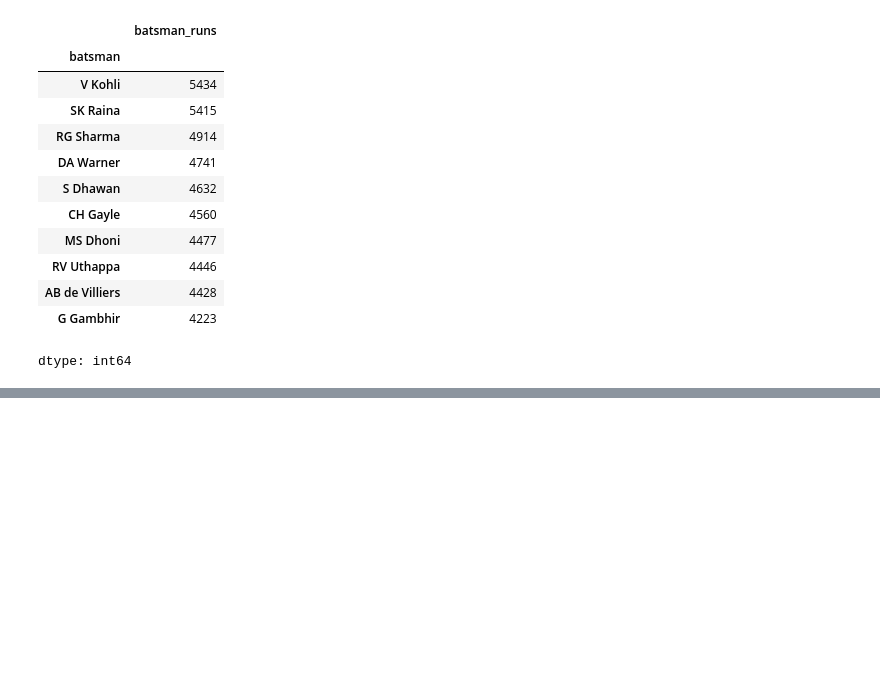
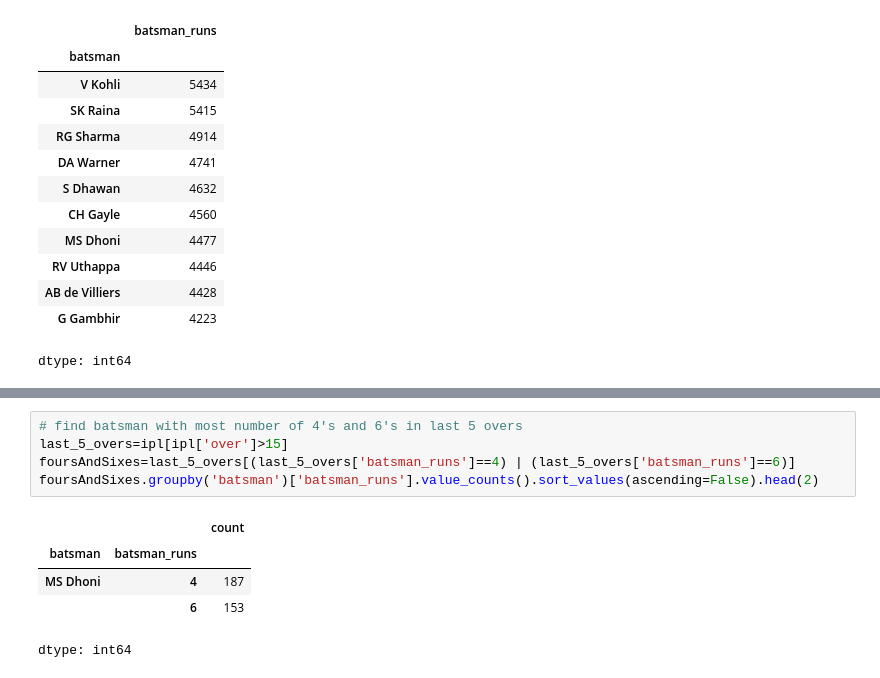
Before and after one commit to boradenihal15-beep/Python-libraries, a Jupyter notebook: Pandas/Grouping.ipynb, the cells around one changed output, grey strips where cells are left out. Saved outputs shown, nothing was run; the diff lists cells and outputs as text; blank space fills up the shorter version.

```diff
--- a/Pandas/Grouping.ipynb
+++ b/Pandas/Grouping.ipynb
@@ -476,0 +475,11 @@ ipl.head()
+# %%
+# find batsman with most number of 4's and 6's in last 5 overs
+last_5_overs=ipl[ipl['over']>15]
+foursAndSixes=last_5_overs[(last_5_overs['batsman_runs']==4) | (last_5_overs['batsman_runs']==6)]
+foursAndSixes.groupby('batsman')['batsman_runs'].value_counts().sort_values(ascending=False).head(2)
+# %% [output]
+|  |  | count |
+| batsman | batsman_runs |  |
+| MS Dhoni | 4 | 187 |
+|  | 6 | 153 |
+dtype: int64
```
Also changed, not shown: parts of 2 cells of this notebook.
